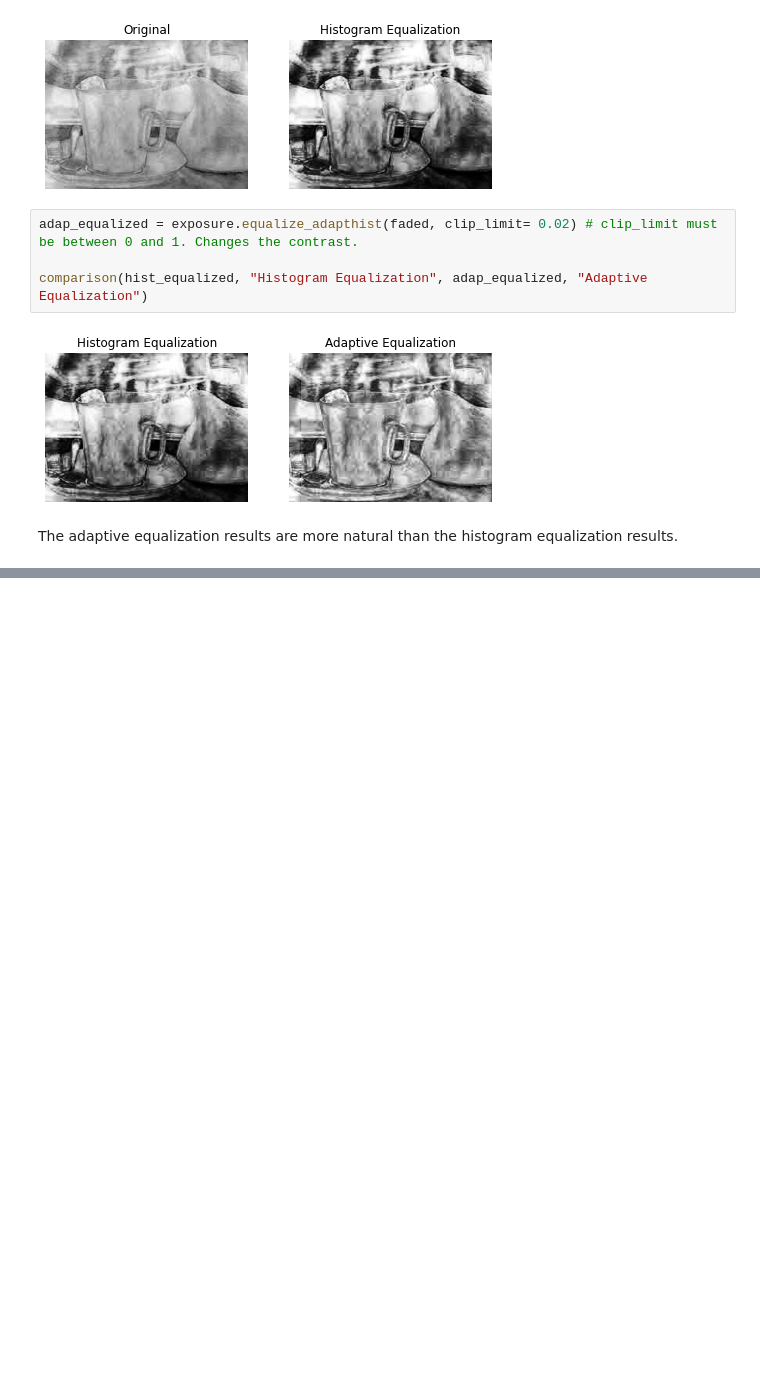
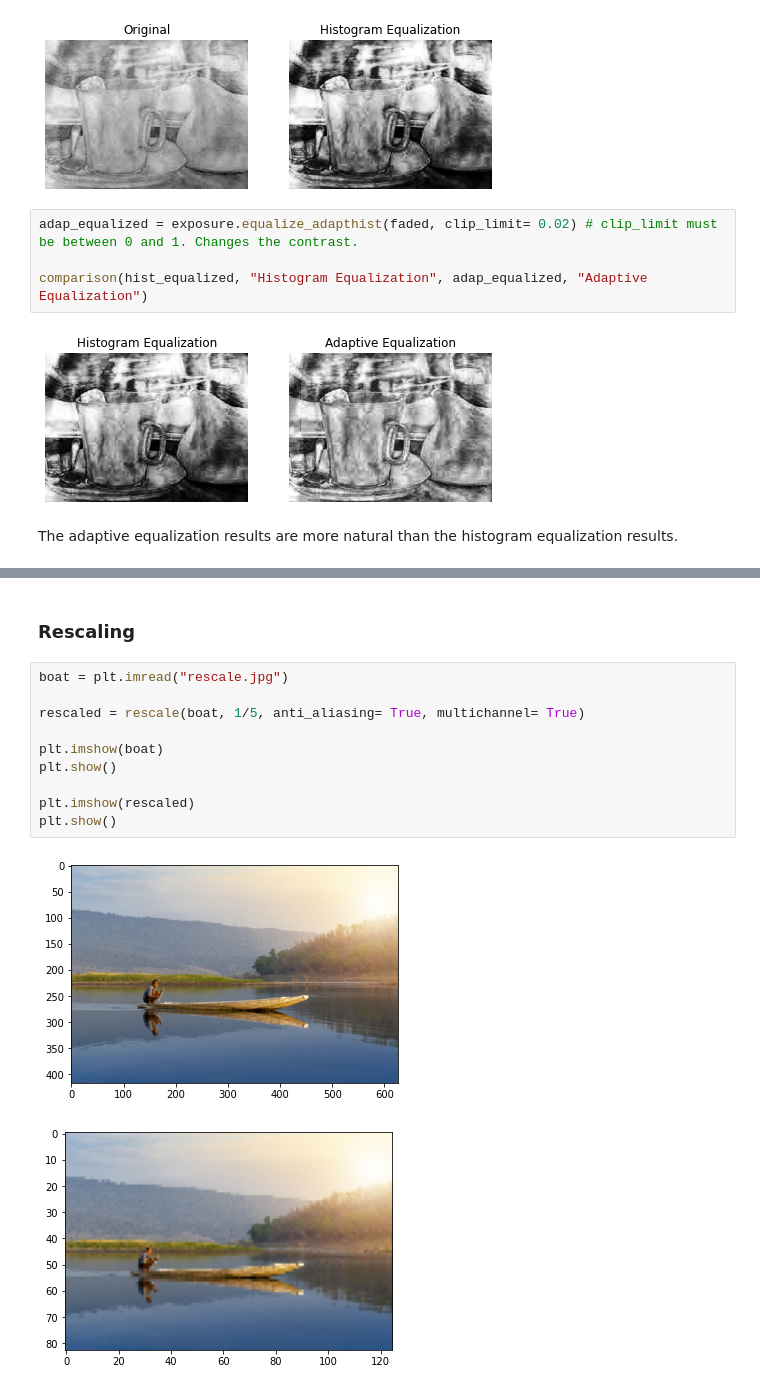
Before and after one commit to Gizem-kaya/Image-Processing-with-Python, a Jupyter notebook: Filter_Contrast_Transformation_Morphology.ipynb, the cells around one changed output, grey strips where cells are left out. Cells and saved outputs as stored; diff of their text form; blank space fills up the shorter version.

Commit message:
rescale and resize ops added

```diff
--- a/Filter_Contrast_Transformation_Morphology.ipynb
+++ b/Filter_Contrast_Transformation_Morphology.ipynb
@@ -63,0 +79,15 @@ The adaptive equalization results are more natural than the histogram equalizati
+# %% [markdown]
+### **Rescaling**
+# %%
+boat = plt.imread("rescale.jpg")
+
+rescaled = rescale(boat, 1/5, anti_aliasing= True, multichannel= True)
+
+plt.imshow(boat)
+plt.show()
+
+plt.imshow(rescaled)
+plt.show()
+# %% [output]
+[figure, added]
+[figure, added]
```
Also changed, not shown: parts of 6 cells of this notebook.
